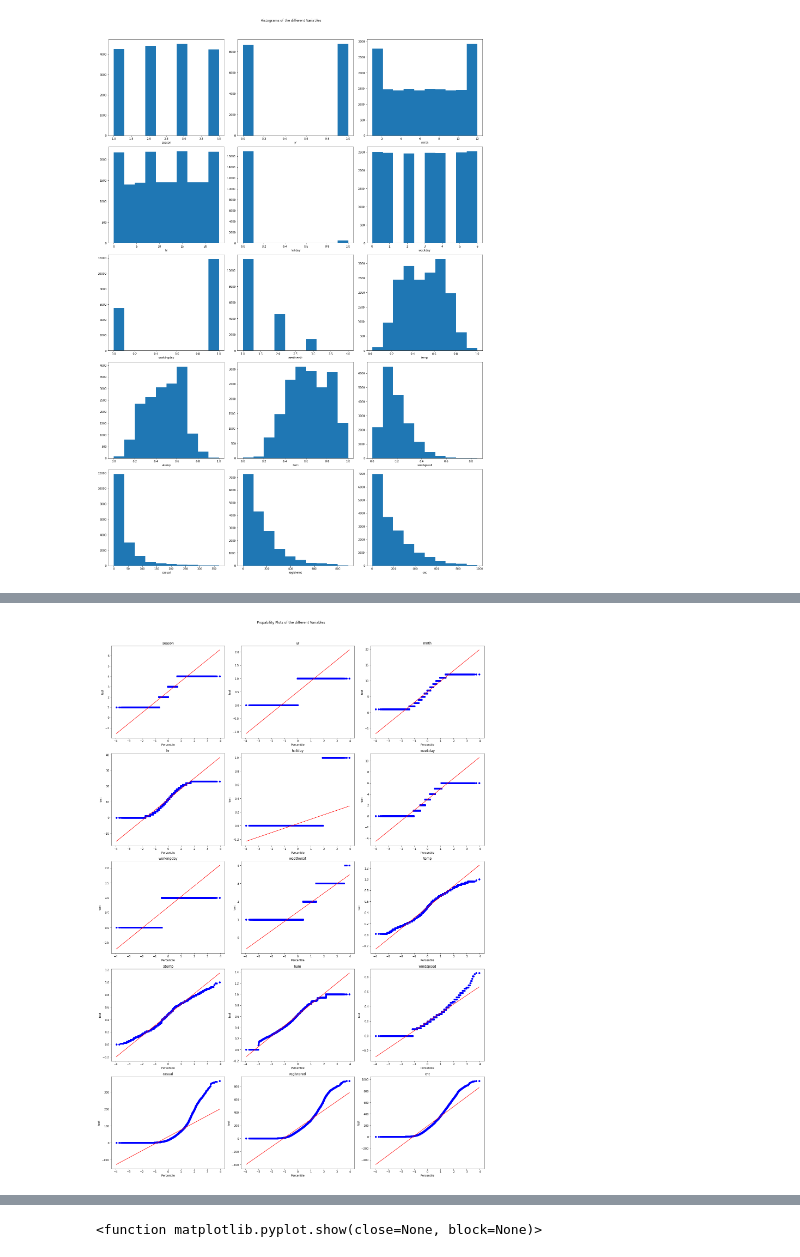
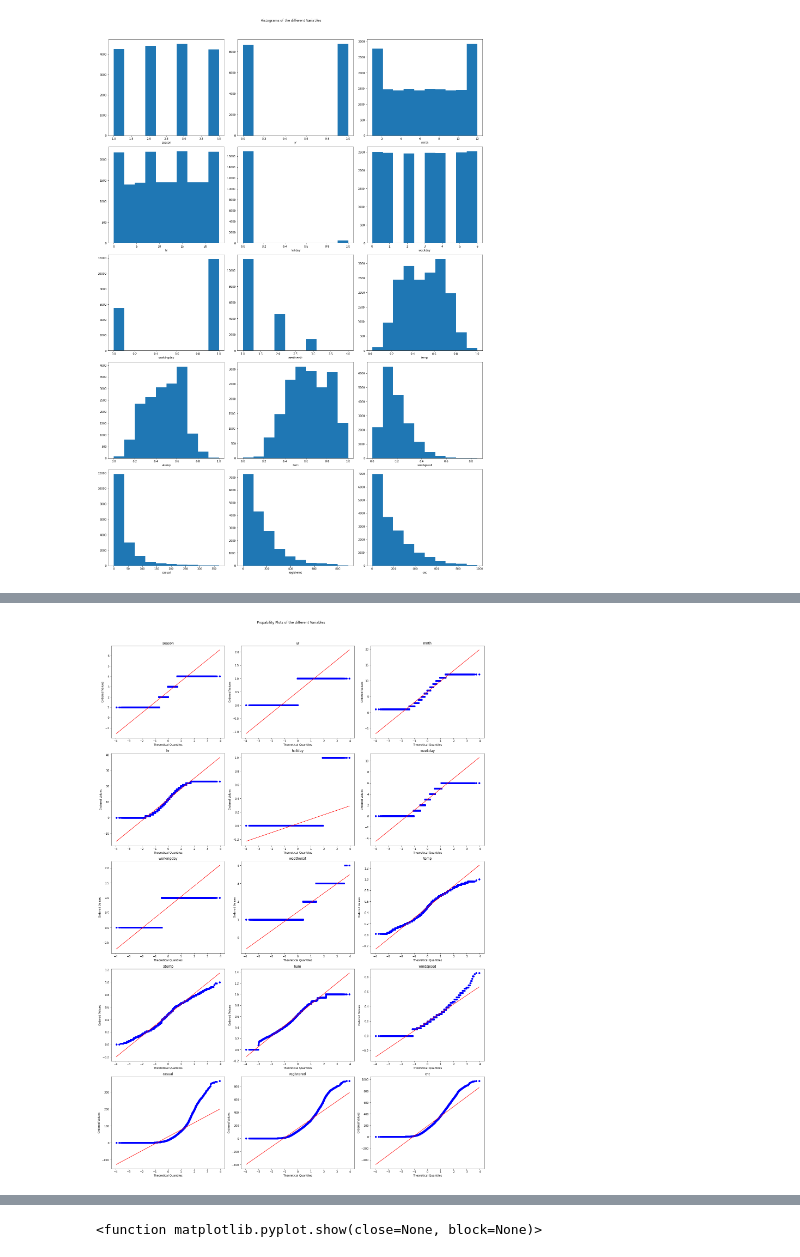
Before and after one commit to Philipp-Otter/02450-Introduction-to-Machine-Learning-and-Data-Mining, a Jupyter notebook: Bike-Sharing-Dataset/Bikesharing.ipynb, the cells around one changed output, grey strips where cells are left out. Saved outputs shown, nothing was run; the diff lists cells and outputs as text; code cells hidden in the pictures.

```diff
--- a/Bike-Sharing-Dataset/Bikesharing.ipynb
+++ b/Bike-Sharing-Dataset/Bikesharing.ipynb
@@ -104,19 +120,19 @@ plt.show()
 # %%
 fig = plt.figure(figsize=(20, 30))
 
 for counter, column in enumerate(bikesharing.loc[:, ~bikesharing.columns.isin(['instant', 'dteday'])].columns):
 
     ax = fig.add_subplot(5, 3,counter+1)
     probplot(x=bikesharing[column],dist='norm',plot=ax)
     ax.set_title(column)
-    ax.set_xlabel('Percentile')
-    ax.set_ylabel('test')
+    ax.set_xlabel('Theoretical Quantiles')
+    ax.set_ylabel('Ordered Values')
 
 fig.tight_layout(rect=[0, 0.03, 1, 0.95])
 fig.suptitle('Propability Plots of the different Variables')
 plt.show()
 # %% [output]
-[figure, old version]
+[figure, new version]
 # %%
 # 2. Model Engineering
 
```
Also changed, not shown: parts of 10 cells of this notebook.
